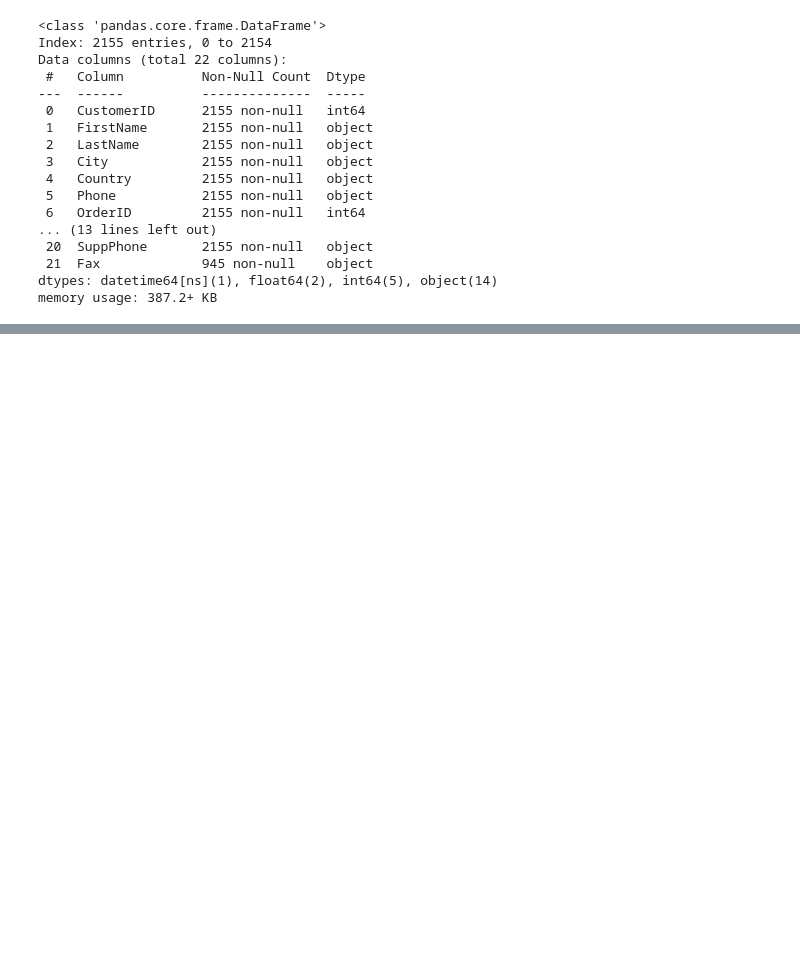
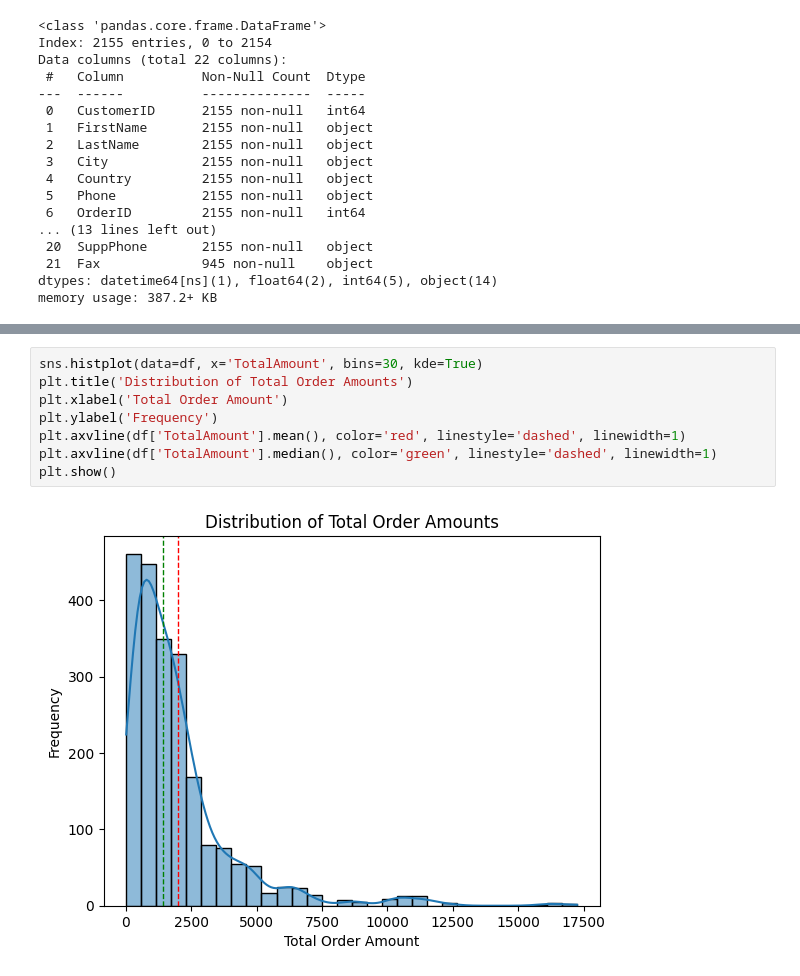
Before and after one commit to ahmedllshafiey/Orders-Analysis, a Jupyter notebook: Orders.ipynb, the cells around one changed output, grey strips where cells are left out. Saved outputs shown, nothing was run; the diff lists cells and outputs as text; blank space fills up the shorter version.

```diff
--- a/Orders.ipynb
+++ b/Orders.ipynb
@@ -91,0 +108,10 @@ memory usage: 387.2+ KB
+# %%
+sns.histplot(data=df, x='TotalAmount', bins=30, kde=True)
+plt.title('Distribution of Total Order Amounts')
+plt.xlabel('Total Order Amount')
+plt.ylabel('Frequency')
+plt.axvline(df['TotalAmount'].mean(), color='red', linestyle='dashed', linewidth=1)
+plt.axvline(df['TotalAmount'].median(), color='green', linestyle='dashed', linewidth=1)
+plt.show()
+# %% [output]
+[figure, added]
```
Also changed, not shown: parts of 11 cells of this notebook.
